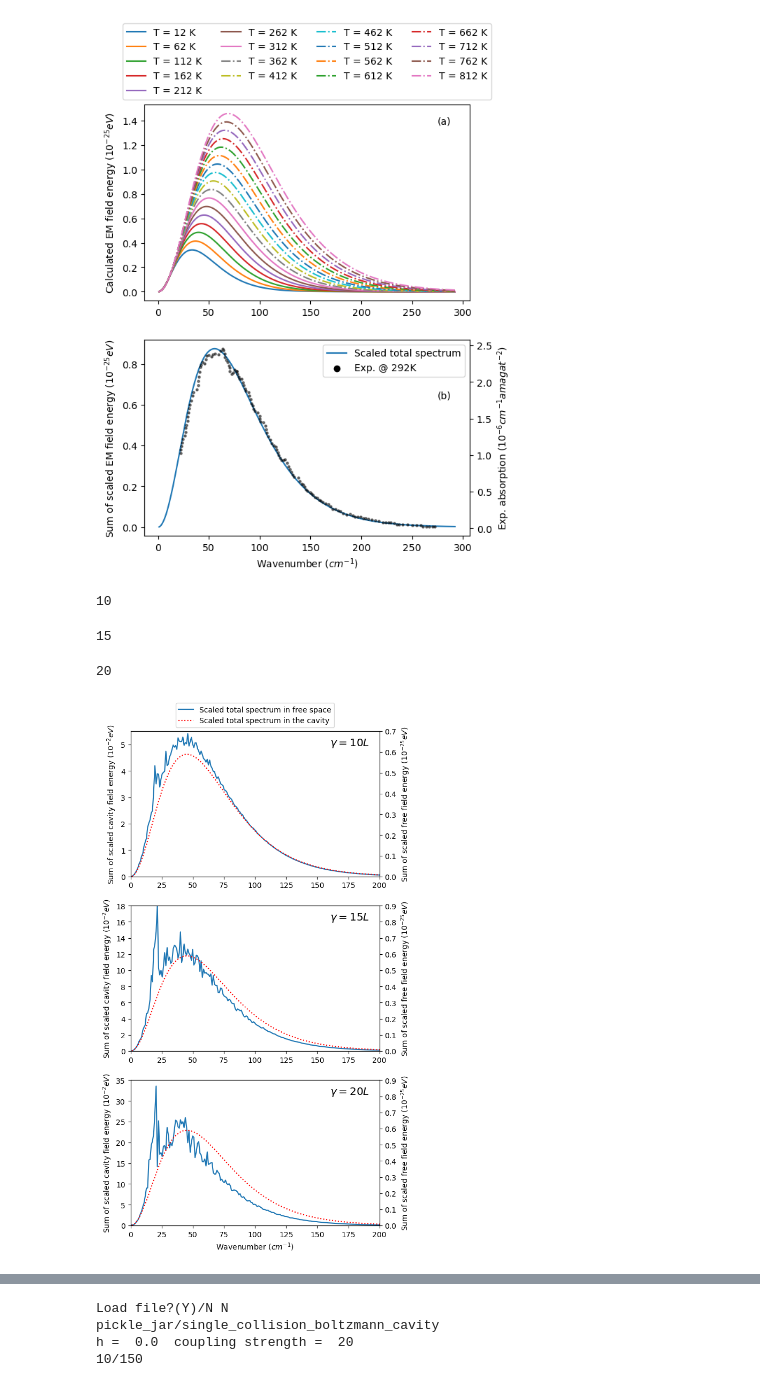
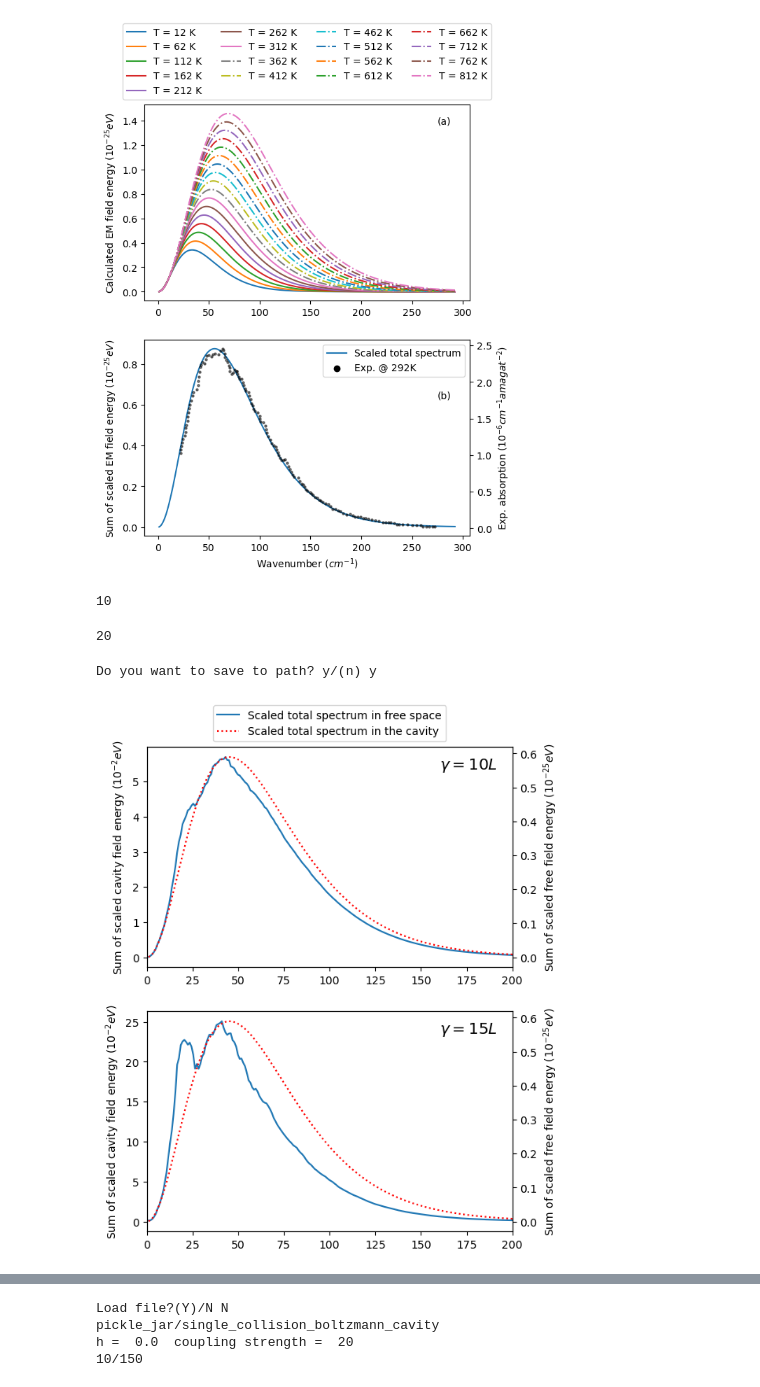
Before and after one commit to RibeiroGroup/Molecular-Dynamics-for-CIS, a Jupyter notebook: src/analyze_single.ipynb, the cells around one changed output, grey strips where cells are left out. Saved outputs shown, nothing was run; the diff lists cells and outputs as text; code cells hidden in the pictures.

```diff
--- a/src/analyze_single.ipynb
+++ b/src/analyze_single.ipynb
@@ -226,14 +226,14 @@ fig.savefig('figure/manuscript/free_spectrum_singleT.jpeg',dpi = 600, bbox_inche
 #
 all_result_dict = {}
 
-for coup_str in [10, 15, 20]:
+for coup_str in [10, 20]:
     print(coup_str)
     result_dict = {}
     velocity_dict = {}
 
     M_Xe = red.mass_dict['Xe']
 
-    for T in tqdm.tqdm(np.arange(12, 850, 10)):
+    for T in tqdm.tqdm(np.arange(10, 850, 10)):
 
         vt = np.sqrt((T * red.boltzmann / red.epsilon) )
         atoms = get_ArXePair(d_arxe = 6, h = 0.0 , v_ar = vt, n_pairs = 1)
@@ -251,14 +251,23 @@ for coup_str in [10, 15, 20]:
     all_result_dict.update({coup_str : (result_dict, velocity_dict) })
 # %% [output]
 10
-15
+20
-20
+# %%
+save_path = 'pickle_jar/single_collision_zero_cavity'
+
+prompt = input('Do you want to save to path? y/(n)')
+if prompt is not 'y': raise Exception
+
+with open(save_path + '/spectra.pkl','wb') as handle:
+    pickle.dump(all_result_dict, handle)
+# %% [output]
+Do you want to save to path? y/(n) y
 # %%
 #
 # PLOTTING SPECTRA
 #
 
-fig,ax = plt.subplots(3, figsize = (6,12) )
+fig,ax = plt.subplots(2, figsize = (6,8) )
 
 for i , (coup_str, foo) in enumerate(all_result_dict.items()):
 
@@ -272,38 +281,46 @@ for i , (coup_str, foo) in enumerate(all_result_dict.items()):
 
     for j, (T,rd) in enumerate(result_dict.items()):
 
-        omega_profile, final_rad_profile = get_radprofile(rd,0 )
+        omega_profile, final_rad_profile = atu.field_spectra(
+            rd, convert_function = {
+                'energy': red.convert_energy,
+                'wavenumber':red.convert_wavenumber},
+            mode = 'positive'
+        )
+        omega_profile, final_rad_profile = moving_average(omega_profile, final_rad_profile, w = 10)
         final_rad_profile *= 1e2
         total100_ += final_rad_profile * prob_list100_[j]
 
     ax[i].plot(omega_profile, total100_, label = 'Scaled total spectrum in free space')
     ax[i].plot([], [], linestyle = 'dotted', color = 'r', label = 'Scaled total spectrum in the cavity')
     ax[i].set_xlim(0,200)
 
     tax = ax[i].twinx()
     tax.plot(omega_profile, total100, linestyle = 'dotted', color = 'r')
 
+    """
     if i == 0:
         ax[i].set_ylim(0,5.5) # coup_str = 10 L
         tax.set_ylim(0,0.7) # coup_str = 10 L
     elif i == 1:
         ax[i].set_ylim(0,18) # coup_str = 10 L
         tax.set_ylim(0,0.9) # coup_str = 10 L
     elif i == 2:
         ax[i].set_ylim(0,35) # coup_str = 10 L
         tax.set_ylim(0,0.9) # coup_str = 10 L
+    """
 
     ax[i].set_ylabel(r"Sum of scaled cavity field energy $(10^{-2} eV)$")
 
     tax.set_ylabel(r"Sum of scaled free field energy $(10^{-25} eV)$")
 
 ax[0].legend(loc='lower center', bbox_to_anchor=(0.5, 1.0), ncol=1)
 
 ax[0].annotate(r'$\gamma = 10L$',xy = (0.8,0.9), xycoords = 'axes fraction', fontsize = 'x-large')
 ax[1].annotate(r'$\gamma = 15L$',xy = (0.8,0.9), xycoords = 'axes fraction', fontsize = 'x-large')
-ax[2].annotate(r'$\gamma = 20L$',xy = (0.8,0.9), xycoords = 'axes fraction', fontsize = 'x-large')
+#ax[2].annotate(r'$\gamma = 20L$',xy = (0.8,0.9), xycoords = 'axes fraction', fontsize = 'x-large')
 
-ax[2].set_xlabel(r"Wavenumber $(cm^{-1})$")
+#ax[2].set_xlabel(r"Wavenumber $(cm^{-1})$")
 fig.savefig('figure/manuscript/cavity_spectrum_singleT.jpeg',dpi = 600, bbox_inches = 'tight')
 # %% [output]
-[figure, old version]
+[figure, new version]
```
Also changed, not shown: parts of 2 cells of this notebook, 15 other files.
